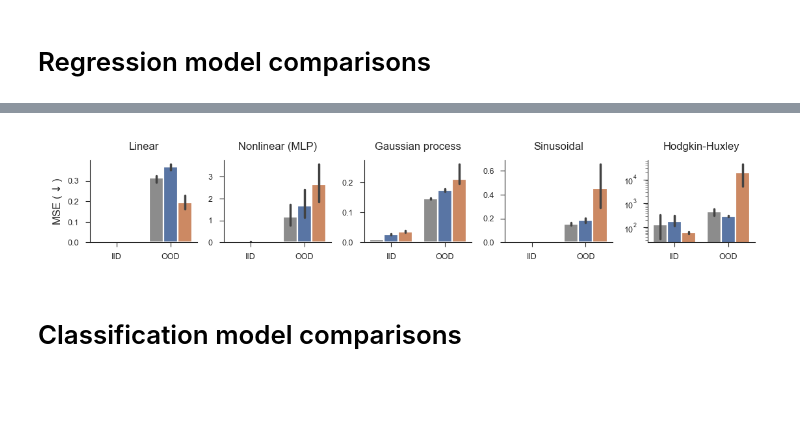
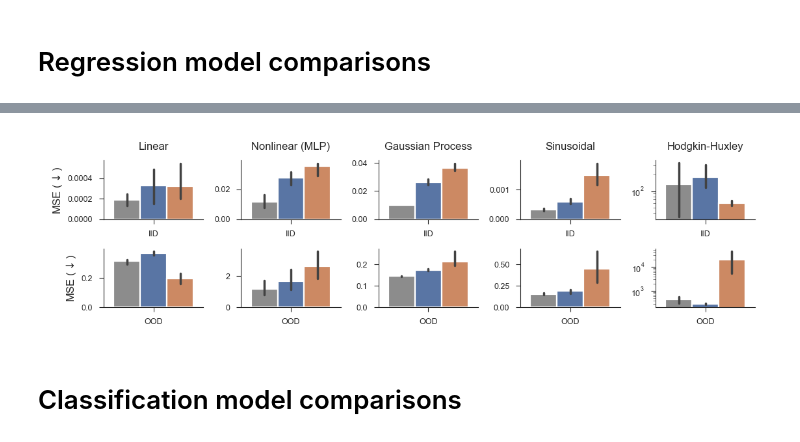
Before and after one commit to EricElmoznino/explicit_implicit_icl, a Jupyter notebook: notebooks/neurips/figures.ipynb, the cells around one changed output, grey strips where cells are left out. Drawn from its saved outputs; the diff is of its cells as text; code cells hidden in the pictures; blank space fills up the shorter version.

Commit message:
Updated figures

```diff
--- a/notebooks/neurips/figures.ipynb
+++ b/notebooks/neurips/figures.ipynb
@@ -370,62 +370,37 @@ data_huxley = get_run_performances(
     save_path="data/hh_model_comparison.csv",
 )
 
-fig, axs = plt.subplots(nrows=1, ncols=5, figsize=(5.5, 1))
+fig, axs = plt.subplots(nrows=2, ncols=5, figsize=(5.5, 1.5))
 
-model_comparison_barplot(
-    data=data_linreg,
-    metrics=["val/iid_MSE", "val/wide_MSE"],
-    metric_short_names={"val/iid_MSE": "IID", "val/wide_MSE": "OOD"},
-    metric_units=r"MSE ($\downarrow$)",
-    err_kws={"linewidth": 1.25},
-    ax=axs[0],
-)
-axs[0].set(title="Linear")
+for i, d in enumerate([data_linreg, data_lowrankmlpreg, data_gpreg, data_sinreg, data_huxley]):
+    model_comparison_barplot(
+        data=d,
+        metrics=["val/iid_MSE"],
+        metric_short_names={"val/iid_MSE": "IID"},
+        metric_units=r"MSE ($\downarrow$)",
+        err_kws={"linewidth": 1.25},
+        ax=axs[0, i],
+    )
+    model_comparison_barplot(
+        data=d,
+        metrics=["val/wide_MSE"],
+        metric_short_names={"val/wide_MSE": "OOD"},
+        metric_units=r"MSE ($\downarrow$)",
+        err_kws={"linewidth": 1.25},
+        ax=axs[1, i],
+    )
+axs[0, 0].set(title="Linear")
+axs[0, 1].set(title="Nonlinear (MLP)")
+axs[0, 2].set(title="Gaussian Process")
+axs[0, 3].set(title="Sinusoidal")
+axs[0, 4].set(title="Hodgkin-Huxley")
 
-model_comparison_barplot(
-    data=data_lowrankmlpreg,
-    metrics=["val/iid_MSE", "val/wide_MSE"],
-    metric_short_names={"val/iid_MSE": "IID", "val/wide_MSE": "OOD"},
-    metric_units=r"MSE ($\downarrow$)",
-    err_kws={"linewidth": 1.25},
-    ax=axs[1],
-)
-axs[1].set(title="Nonlinear (MLP)")
-
-model_comparison_barplot(
-    data=data_gpreg,
-    metrics=["val/iid_MSE", "val/wide_MSE"],
-    metric_short_names={"val/iid_MSE": "IID", "val/wide_MSE": "OOD"},
-    metric_units=r"MSE ($\downarrow$)",
-    err_kws={"linewidth": 1.25},
-    ax=axs[2],
-)
-axs[2].set(title="Gaussian process")
-
-model_comparison_barplot(
-    data=data_sinreg,
-    metrics=["val/iid_MSE", "val/wide_MSE"],
-    metric_short_names={"val/iid_MSE": "IID", "val/wide_MSE": "OOD"},
-    metric_units=r"MSE ($\downarrow$)",
-    err_kws={"linewidth": 1.25},
-    ax=axs[3],
-)
-axs[3].set(title="Sinusoidal")
-
-model_comparison_barplot(
-    data=data_huxley,
-    metrics=["val/iid_MSE", "val/wide_MSE"],
-    metric_short_names={"val/iid_MSE": "IID", "val/wide_MSE": "OOD"},
-    metric_units=r"MSE ($\downarrow$)",
-    err_kws={"linewidth": 1.25},
-    ax=axs[4],
-)
-axs[4].set(title="Hodgkin-Huxley")
-axs[4].set(yscale="log")
-
-for ax in axs[1:]:
-    ax.set(ylabel=None)
-for ax in axs:
+axs[0, 4].set(yscale="log")
+axs[1, 4].set(yscale="log")
+for i in range(1, axs.shape[1]):
+    axs[0, i].set(ylabel=None)
+    axs[1, i].set(ylabel=None)
+for ax in axs.flatten():
     ax.legend().remove()
 
 fig.savefig("saved/regression_model_comparison.pdf")
@@ -436,5 +413,5 @@ Loading from cached file data/gp_regression.csv...
 Loading from cached file data/hh_model_comparison.csv...
-[figure, old version]
+[figure, new version]
 # %% [markdown]
 # Classification model comparisons
 # %%
```
Also changed, not shown: parts of 5 cells of this notebook, 6 other files.
